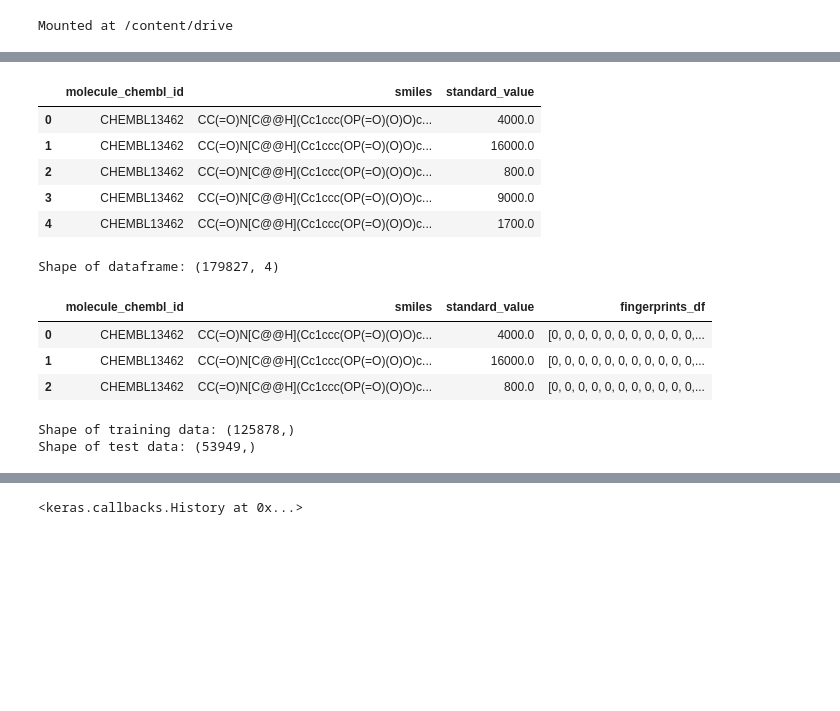
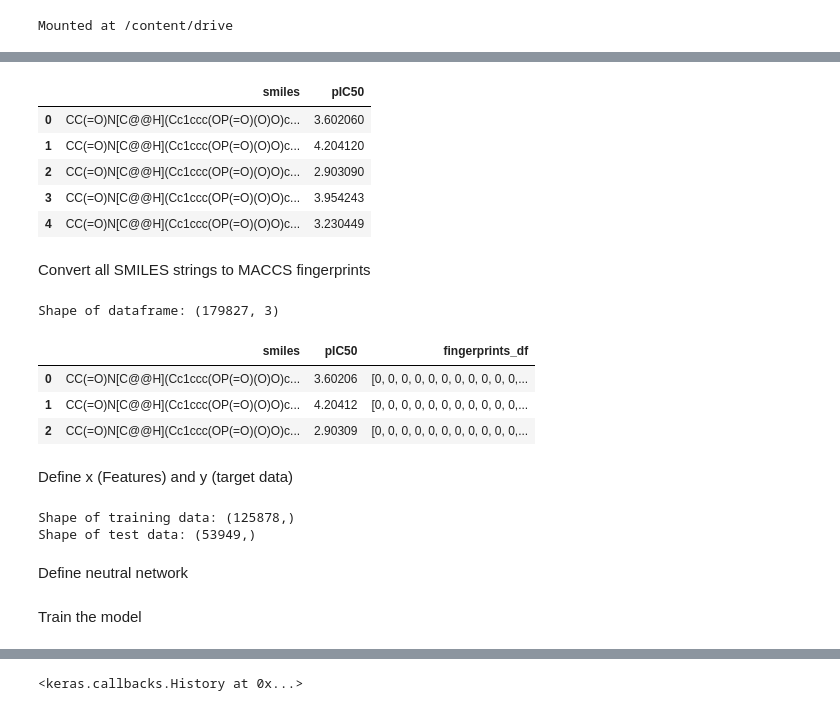
Before and after one commit to xMCTH/DSF, a Jupyter notebook: MidTerm Tutorial.ipynb, the cells around one changed output, grey strips where cells are left out. Drawn from its saved outputs; the diff is of its cells as text; code cells hidden in the pictures; blank space fills up the shorter version.

```diff
--- a/MidTerm Tutorial.ipynb
+++ b/MidTerm Tutorial.ipynb
@@ -42,8 +48,9 @@ drive.mount('/content/drive')
 # %% [output]
 Mounted at /content/drive
 # %%
-#get dataset
+#Load dataset
 df = pd.read_csv('/content/drive/MyDrive/Colab Notebooks/kinase.csv', index_col=0)
+df = df.reset_index(drop=True)
 # %%
 print("Shape of dataframe : ", df.shape)
 df.info()
@@ -72,3 +78,9 @@ df.head()
 | 2 | 2 | CHEMBL13462 | 800.0 | nM | CHEMBL267 | CC(=O)N[C@@H](Cc1ccc(OP(=O)(O)O)c... |
 | 3 | 3 | CHEMBL13462 | 9000.0 | nM | CHEMBL267 | CC(=O)N[C@@H](Cc1ccc(OP(=O)(O)O)c... |
 | 4 | 4 | CHEMBL13462 | 1700.0 | nM | CHEMBL267 | CC(=O)N[C@@H](Cc1ccc(OP(=O)(O)O)c... |
+# %%
+# Convert IC50 to pIC50 (standart_value to the pIC50)
+df['pIC50'] = np.log10(df['standard_value'])
+
+# Print the first few rows of the updated dataframe
+df.head()
@@ -75,13 +94,13 @@ df.head()
 # %%
-chembl_df = df[["molecule_chembl_id", "smiles","standard_value"]]
+chembl_df = df[["smiles","pIC50"]]
 chembl_df.head()
 # %% [output]
-|  | molecule_chembl_id | smiles | standard_value |
-| 0 | CHEMBL13462 | CC(=O)N[C@@H](Cc1ccc(OP(=O)(O)O)c... | 4000.0 |
-| 1 | CHEMBL13462 | CC(=O)N[C@@H](Cc1ccc(OP(=O)(O)O)c... | 16000.0 |
-| 2 | CHEMBL13462 | CC(=O)N[C@@H](Cc1ccc(OP(=O)(O)O)c... | 800.0 |
-| 3 | CHEMBL13462 | CC(=O)N[C@@H](Cc1ccc(OP(=O)(O)O)c... | 9000.0 |
-| 4 | CHEMBL13462 | CC(=O)N[C@@H](Cc1ccc(OP(=O)(O)O)c... | 1700.0 |
+|  | smiles | pIC50 |
+| 0 | CC(=O)N[C@@H](Cc1ccc(OP(=O)(O)O)c... | 3.602060 |
+| 1 | CC(=O)N[C@@H](Cc1ccc(OP(=O)(O)O)c... | 4.204120 |
+| 2 | CC(=O)N[C@@H](Cc1ccc(OP(=O)(O)O)c... | 2.903090 |
+| 3 | CC(=O)N[C@@H](Cc1ccc(OP(=O)(O)O)c... | 3.954243 |
+| 4 | CC(=O)N[C@@H](Cc1ccc(OP(=O)(O)O)c... | 3.230449 |
 # %%
 def smiles_to_fp(smiles, method="maccs", n_bits=2048):
     """
@@ -116,18 +135,23 @@ def smiles_to_fp(smiles, method="maccs", n_bits=2048):
     else:
         print(f"Warning: Wrong method specified: {method}." " Default will be used instead.")
         return np.array(MACCSkeys.GenMACCSKeys(mol))
+# %% [markdown]
+Convert all SMILES strings to MACCS fingerprints
 # %%
 chembl_df["fingerprints_df"] = chembl_df["smiles"].apply(smiles_to_fp)
 
 # Look at head
 print("Shape of dataframe:", chembl_df.shape)
 chembl_df.head(3)
+# NBVAL_CHECK_OUTPUT
 # %% [output]
-Shape of dataframe: (179827, 4)
+Shape of dataframe: (179827, 3)
-|  | molecule_chembl_id | smiles | standard_value | fingerprints_df |
-| 0 | CHEMBL13462 | CC(=O)N[C@@H](Cc1ccc(OP(=O)(O)O)c... | 4000.0 | [0, 0, 0, 0, 0, 0, 0, 0, 0, 0, 0,... |
-| 1 | CHEMBL13462 | CC(=O)N[C@@H](Cc1ccc(OP(=O)(O)O)c... | 16000.0 | [0, 0, 0, 0, 0, 0, 0, 0, 0, 0, 0,... |
-| 2 | CHEMBL13462 | CC(=O)N[C@@H](Cc1ccc(OP(=O)(O)O)c... | 800.0 | [0, 0, 0, 0, 0, 0, 0, 0, 0, 0, 0,... |
+|  | smiles | pIC50 | fingerprints_df |
+| 0 | CC(=O)N[C@@H](Cc1ccc(OP(=O)(O)O)c... | 3.60206 | [0, 0, 0, 0, 0, 0, 0, 0, 0, 0, 0,... |
+| 1 | CC(=O)N[C@@H](Cc1ccc(OP(=O)(O)O)c... | 4.20412 | [0, 0, 0, 0, 0, 0, 0, 0, 0, 0, 0,... |
+| 2 | CC(=O)N[C@@H](Cc1ccc(OP(=O)(O)O)c... | 2.90309 | [0, 0, 0, 0, 0, 0, 0, 0, 0, 0, 0,... |
+# %% [markdown]
+Define x (Features) and y (target data)
 # %%
 # Split the data into training and test set
 x_train, x_test, y_train, y_test = train_test_split(
@@ -140,6 +164,8 @@ print("Shape of test data:", x_test.shape)
 # %% [output]
 Shape of training data: (125878,)
 Shape of test data: (53949,)
+# %% [markdown]
+Define neutral network
 # %%
 def neural_network_model(hidden1, hidden2):
     """
@@ -172,6 +198,8 @@ def neural_network_model(hidden1, hidden2):
     # Compile model
     model.compile(loss="mean_squared_error", optimizer="adam", metrics=["mse", "mae"])
     return model
+# %% [markdown]
+Train the model
 # %%
 # Neural network parameters
 batch_sizes = [16, 32, 64]
```
Also changed, not shown: parts of 10 cells of this notebook.
